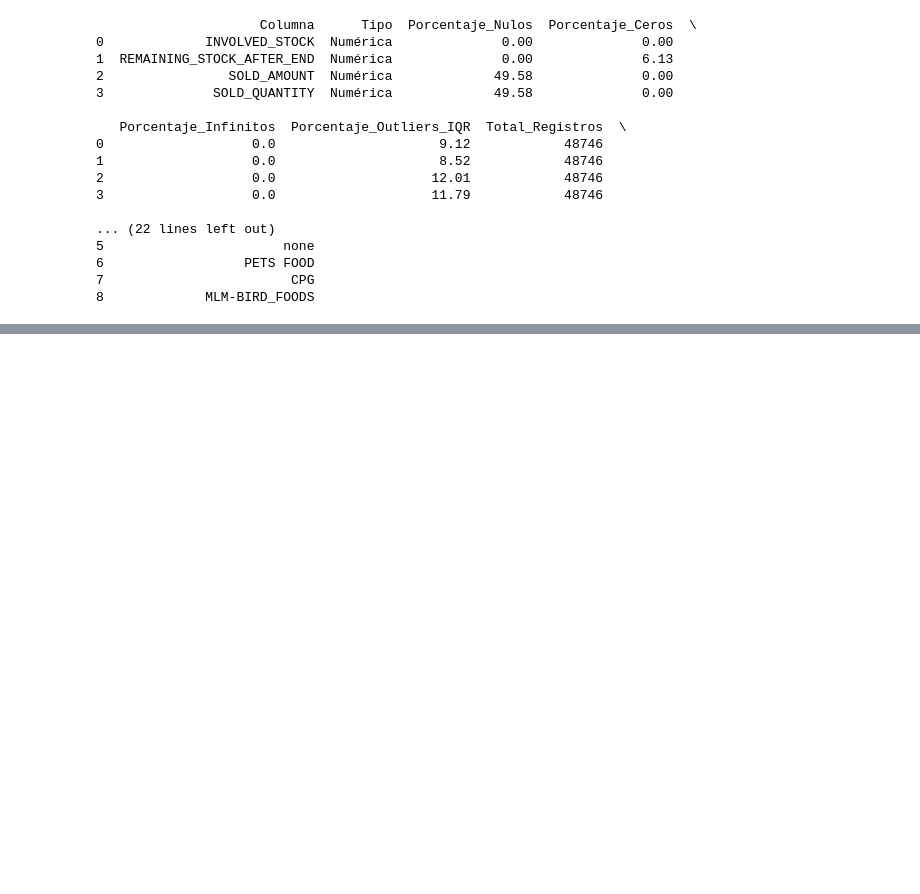
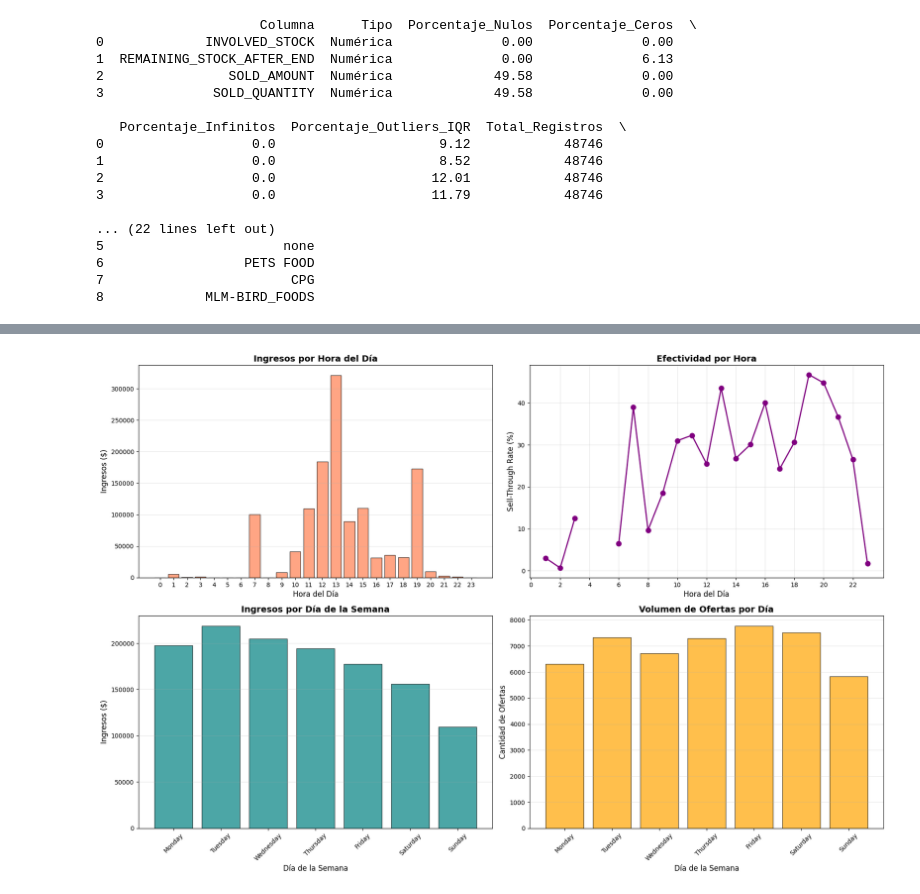
Before and after one commit to Carlos836/meli-ds, a Jupyter notebook: notebooks/ejercicio_1_eda.ipynb, the cells around one changed output, grey strips where cells are left out. Cells and saved outputs as stored; diff of their text form; code cells hidden in the pictures; blank space fills up the shorter version.

```diff
--- a/notebooks/ejercicio_1_eda.ipynb
+++ b/notebooks/ejercicio_1_eda.ipynb
@@ -80,0 +159,81 @@ print(f"Periodo: {df['OFFER_START_DATE'].min()} a {df['OFFER_START_DATE'].max()}
+# %%
+# ============================================================================
+# 3. CAPÍTULO 2: TIMING ES TODO - ¿Cuándo vender?
+# ============================================================================
+
+print("\n" + "="*80)
+print("CAPÍTULO 2: TIMING ES TODO - ¿Cuándo vender?")
+print("="*80)
+
+# Análisis por hora del día
+hourly_performance = df.groupby('offer_hour').agg({
+    'SOLD_AMOUNT': 'sum',
+    'SOLD_QUANTITY': 'sum',
+    'sell_through_rate': 'mean'
+}).reset_index()
+
+# Análisis por día de la semana
+weekday_order = ['Monday', 'Tuesday', 'Wednesday', 'Thursday', 'Friday', 'Saturday', 'Sunday']
+weekly_performance = df.groupby('offer_day_of_week').agg({
+    'SOLD_AMOUNT': 'sum',
+    'SOLD_QUANTITY': 'sum',
+    'sell_through_rate': 'mean',
+    'OFFER_START_DATE': 'count'
+}).reset_index()
+weekly_performance['offer_day_of_week'] = pd.Categorical(
+    weekly_performance['offer_day_of_week'], categories=weekday_order, ordered=True
+)
+weekly_performance = weekly_performance.sort_values('offer_day_of_week')
+
+print(f"\n⏰ ANÁLISIS TEMPORAL:")
+best_hour = hourly_performance.loc[hourly_performance['SOLD_AMOUNT'].idxmax(), 'offer_hour']
+best_day = weekly_performance.loc[weekly_performance['SOLD_AMOUNT'].idxmax(), 'offer_day_of_week']
+print(f"  • Mejor hora para lanzar ofertas: {int(best_hour)}:00 hrs")
+print(f"  • Mejor día de la semana: {best_day}")
+
+# Visualización
+fig, axes = plt.subplots(2, 2, figsize=(18, 12))
+
+# Gráfico 1: Ingresos por hora
+axes[0, 0].bar(hourly_performance['offer_hour'], hourly_performance['SOLD_AMOUNT'],
+               color='coral', edgecolor='black', alpha=0.7)
+axes[0, 0].set_xlabel('Hora del Día', fontsize=12)
+axes[0, 0].set_ylabel('Ingresos ($)', fontsize=12)
+axes[0, 0].set_title('Ingresos por Hora del Día', fontsize=14, fontweight='bold')
+axes[0, 0].set_xticks(range(24))
+axes[0, 0].grid(axis='y', alpha=0.3)
+
+# Gráfico 2: Sell-through por hora
+axes[0, 1].plot(hourly_performance['offer_hour'], hourly_performance['sell_through_rate'],
+                color='purple', linewidth=2, marker='o', markersize=8)
+axes[0, 1].set_xlabel('Hora del Día', fontsize=12)
+axes[0, 1].set_ylabel('Sell-Through Rate (%)', fontsize=12)
+axes[0, 1].set_title('Efectividad por Hora', fontsize=14, fontweight='bold')
+axes[0, 1].set_xticks(range(0, 24, 2))
+axes[0, 1].grid(alpha=0.3)
+
+# Gráfico 3: Ingresos por día de la semana
+axes[1, 0].bar(range(len(weekly_performance)), weekly_performance['SOLD_AMOUNT'],
+               color='teal', edgecolor='black', alpha=0.7)
+axes[1, 0].set_xlabel('Día de la Semana', fontsize=12)
+axes[1, 0].set_ylabel('Ingresos ($)', fontsize=12)
+axes[1, 0].set_title('Ingresos por Día de la Semana', fontsize=14, fontweight='bold')
+axes[1, 0].set_xticks(range(len(weekly_performance)))
+axes[1, 0].set_xticklabels(weekly_performance['offer_day_of_week'], rotation=45)
+axes[1, 0].grid(axis='y', alpha=0.3)
+
+# Gráfico 4: Número de ofertas por día
+axes[1, 1].bar(range(len(weekly_performance)), weekly_performance['OFFER_START_DATE'],
+               color='orange', edgecolor='black', alpha=0.7)
+axes[1, 1].set_xlabel('Día de la Semana', fontsize=12)
+axes[1, 1].set_ylabel('Cantidad de Ofertas', fontsize=12)
+axes[1, 1].set_title('Volumen de Ofertas por Día', fontsize=14, fontweight='bold')
+axes[1, 1].set_xticks(range(len(weekly_performance)))
+axes[1, 1].set_xticklabels(weekly_performance['offer_day_of_week'], rotation=45)
+axes[1, 1].grid(axis='y', alpha=0.3)
+
+plt.tight_layout()
+plt.show()
+
+print("\n💡 INSIGHT 2: Identificar las ventanas de tiempo óptimas puede aumentar significativamente el sell-through.")
+# %% [output]
@@ -80,0 +247 @@ print(f"Periodo: {df['OFFER_START_DATE'].min()} a {df['OFFER_START_DATE'].max()}
+[figure, added]
```
Also changed, not shown: parts of 12 cells of this notebook, 11 other files.
